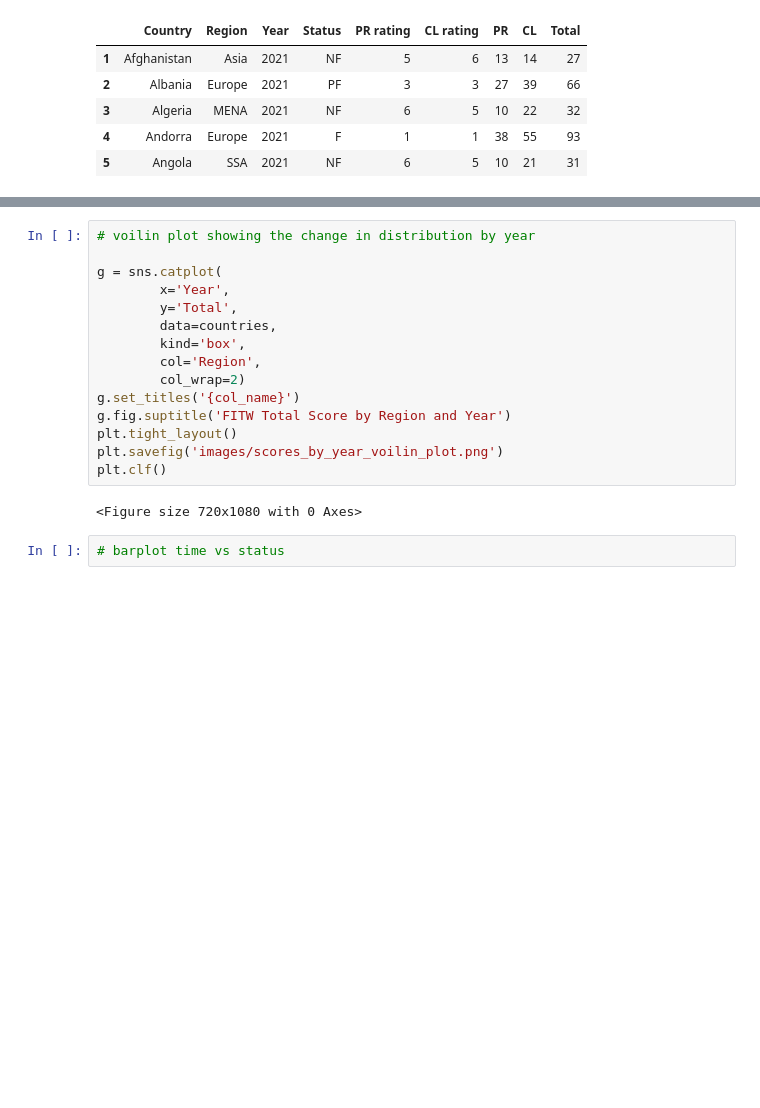
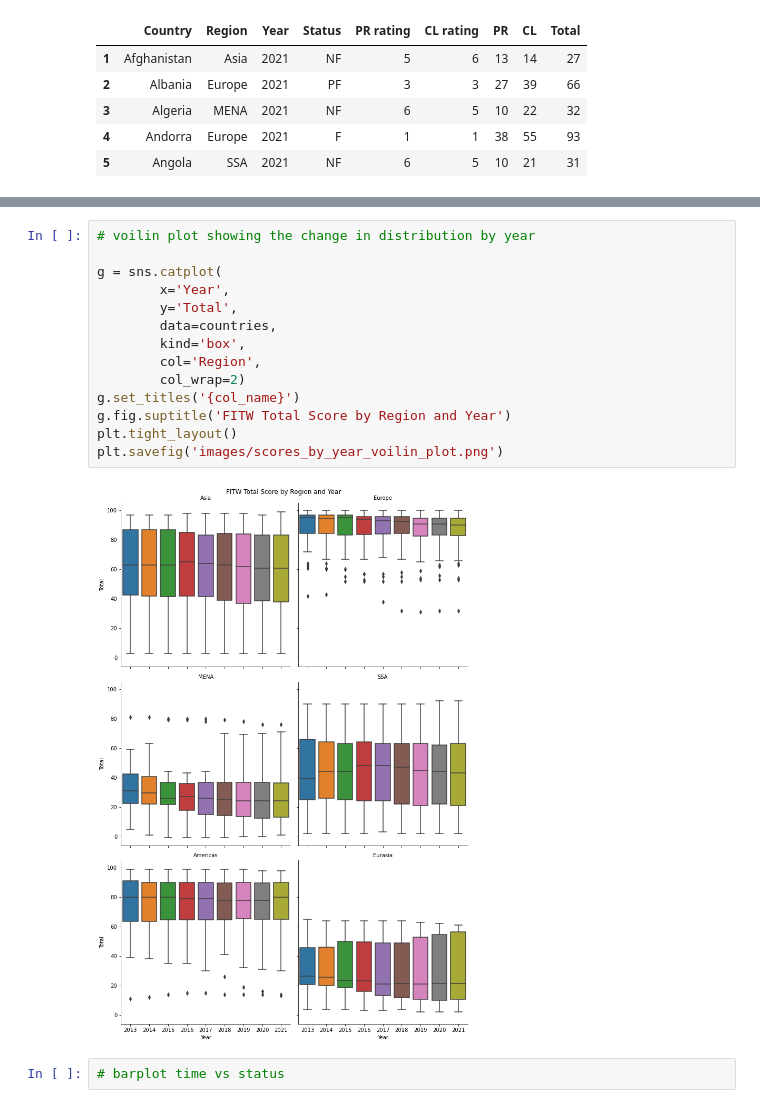
Before and after one commit to keithroger/notebooks, a Jupyter notebook: Freedom in the World 2013-2021/fitw.ipynb, the cells around one changed output, grey strips where cells are left out. Cells and saved outputs as stored; diff of their text form; blank space fills up the shorter version.

```diff
--- a/Freedom in the World 2013-2021/fitw.ipynb
+++ b/Freedom in the World 2013-2021/fitw.ipynb
@@ -59,20 +58,19 @@ plt.clf()
 # %%
 # voilin plot showing the change in distribution by year
 
 g = sns.catplot(
         x='Year',
         y='Total',
         data=countries,
         kind='box',
         col='Region',
         col_wrap=2)
 g.set_titles('{col_name}')
 g.fig.suptitle('FITW Total Score by Region and Year')
 plt.tight_layout()
 plt.savefig('images/scores_by_year_voilin_plot.png')
-plt.clf()
 # %% [output]
-<Figure size 720x1080 with 0 Axes>
+[figure, added]
 # %%
 # barplot time vs status
 # %%
```
Also changed, not shown: parts of 1 cell of this notebook.
